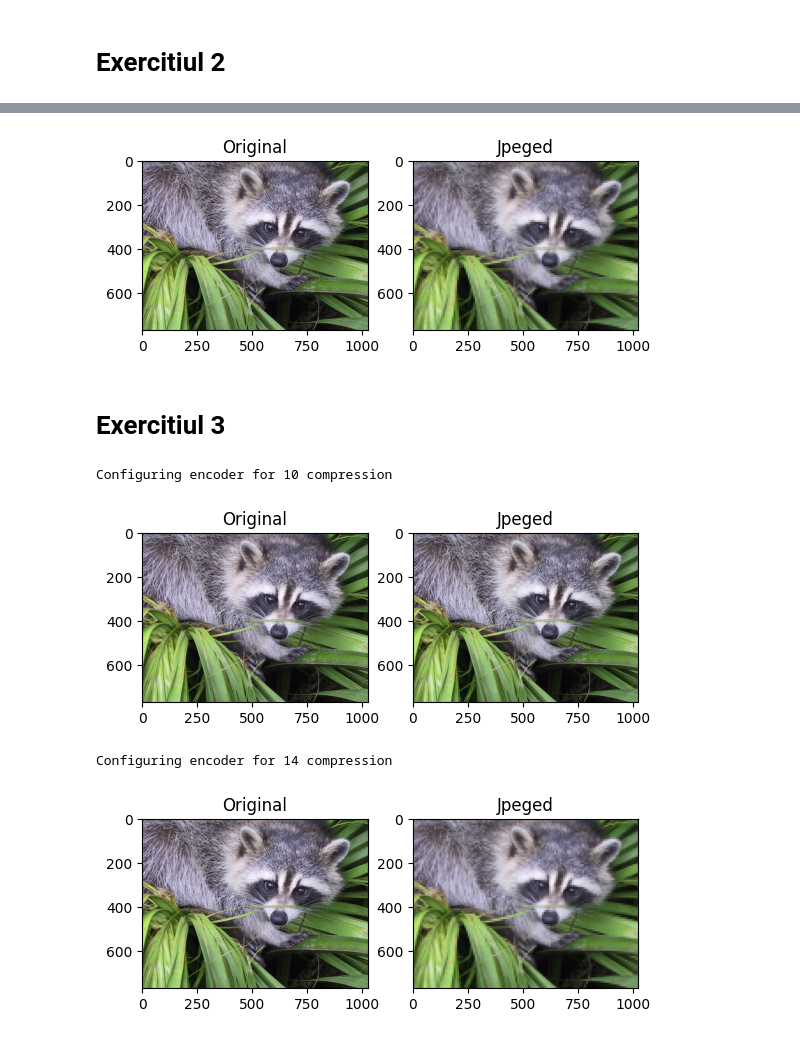
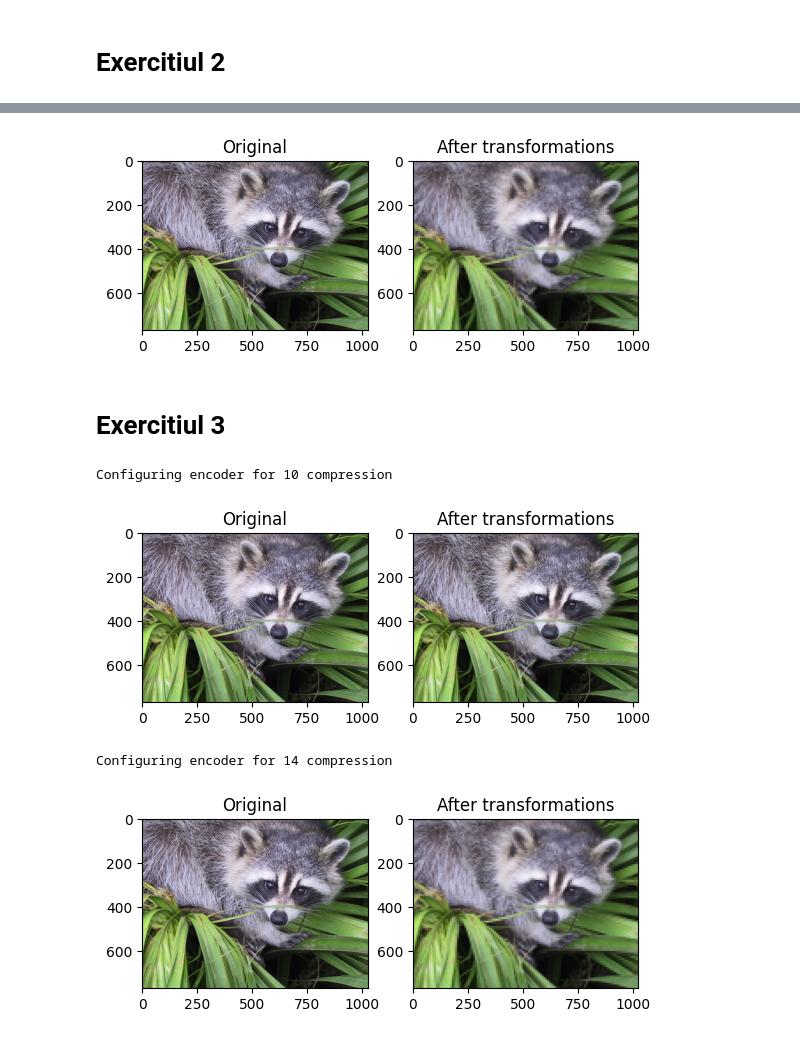
Before and after one commit to AirineiAndrei/Signal-Processing, a Jupyter notebook: tema1/ps-tema-01.ipynb, the cells around one changed output, grey strips where cells are left out. Drawn from its saved outputs; the diff is of its cells as text; code cells hidden in the pictures.

```diff
--- a/tema1/ps-tema-01.ipynb
+++ b/tema1/ps-tema-01.ipynb
@@ -212,7 +236,25 @@ class JpegDecoder:
     @staticmethod
     def unjpeg_block(block):
         assert block.shape == (8, 8)
-        return idctn(block)
+        return idctn(Q_jpeg * block)
+
+    @staticmethod
+    def unzigzag(zigzag_array):
+        rows, cols = block_size, block_size
+        result = np.empty((rows, cols), dtype=zigzag_array.dtype)
+        i = 0
+
+        for d in range(rows + cols - 1):
+            if d % 2 == 0:
+                for row in range(max(0, d - cols + 1), min(rows, d + 1)):
+                    result[row, d - row] = zigzag_array[i]
+                    i += 1
+            else:
+                for col in range(max(0, d - rows + 1), min(cols, d + 1)):
+                    result[d - col, col] = zigzag_array[i]
+                    i += 1
+
+        return result
 
     @staticmethod
     def merge_blocks(blocks):
@@ -220,8 +262,9 @@ class JpegDecoder:
 
     @staticmethod
     def unjpeg_block_image(jpeg_img):
-        func = np.vectorize(JpegDecoder.unjpeg_block, signature=f'({block_size},{block_size})->({block_size},{block_size})')
-        return func(jpeg_img)
+        unzigzag = np.vectorize(JpegDecoder.unzigzag, signature=f'({block_size * block_size})->({block_size},{block_size})')
+        unjpeg = np.vectorize(JpegDecoder.unjpeg_block, signature=f'({block_size},{block_size})->({block_size},{block_size})')
+        return unjpeg(unzigzag(jpeg_img))
 
     @staticmethod
     def jpeg_decode(img):
@@ -252,5 +295,12 @@ def encode_decode_img_rgb(img):
     jpeg = JpegEncoder.jpeg_rgb(img)
     recover = JpegDecoder.unjpeg_rgb(jpeg)
     return recover
+# %%
+def show_compare(original,after):
+    plt.subplot(121).imshow(original,cmap=plt.cm.gray) # gray cmap gets ignore for rgb photos so this is ok to use for color :))
+    plt.title('Original')
+    plt.subplot(122).imshow(after,cmap=plt.cm.gray)
+    plt.title('After transformations')
+    plt.show()
 # %% [markdown]
 # Exercitiul 1
@@ -283,19 +325,15 @@ plt.show()
 # %%
 # just to see the effects of encoding
 JpegEncoder.set_compression(14)
 X = misc.face() # raton <3
 
 jpeged = X
 
 jpeged = encode_decode_img_rgb(jpeged)
 
-plt.subplot(121).imshow(X)
-plt.title('Original')
-plt.subplot(122).imshow(jpeged)
-plt.title('Jpeged')
-plt.show()
+show_compare(X,jpeged)
 # %% [output]
-[figure, old version]
+[figure, new version]
 # %%
 def mse(arr1,arr2):
     return mean_squared_error(arr1.flatten(),arr2.flatten()) # this expects <= 2 dim for some reason
@@ -336,25 +374,17 @@ configure_encoder_max_error_rgb(X,25)
 
 jpeged = encode_decode_img_rgb(X)
 
-plt.subplot(121).imshow(X)
-plt.title('Original')
-plt.subplot(122).imshow(jpeged)
-plt.title('Jpeged')
-plt.show()
+show_compare(X,jpeged)
 # %% [output]
 Configuring encoder for 10 compression
-[figure, old version]
+[figure, new version]
 # %%
 X = misc.face()
 configure_encoder_max_error_rgb(X,100) # will look fried
 
 jpeged = encode_decode_img_rgb(X)
 
-plt.subplot(121).imshow(X)
-plt.title('Original')
-plt.subplot(122).imshow(jpeged)
-plt.title('Jpeged')
-plt.show()
+show_compare(X,jpeged)
 # %% [output]
 Configuring encoder for 14 compression
-[figure, old version]
+[figure, new version]
```
Also changed, not shown: parts of 11 cells of this notebook, 1 other file.
